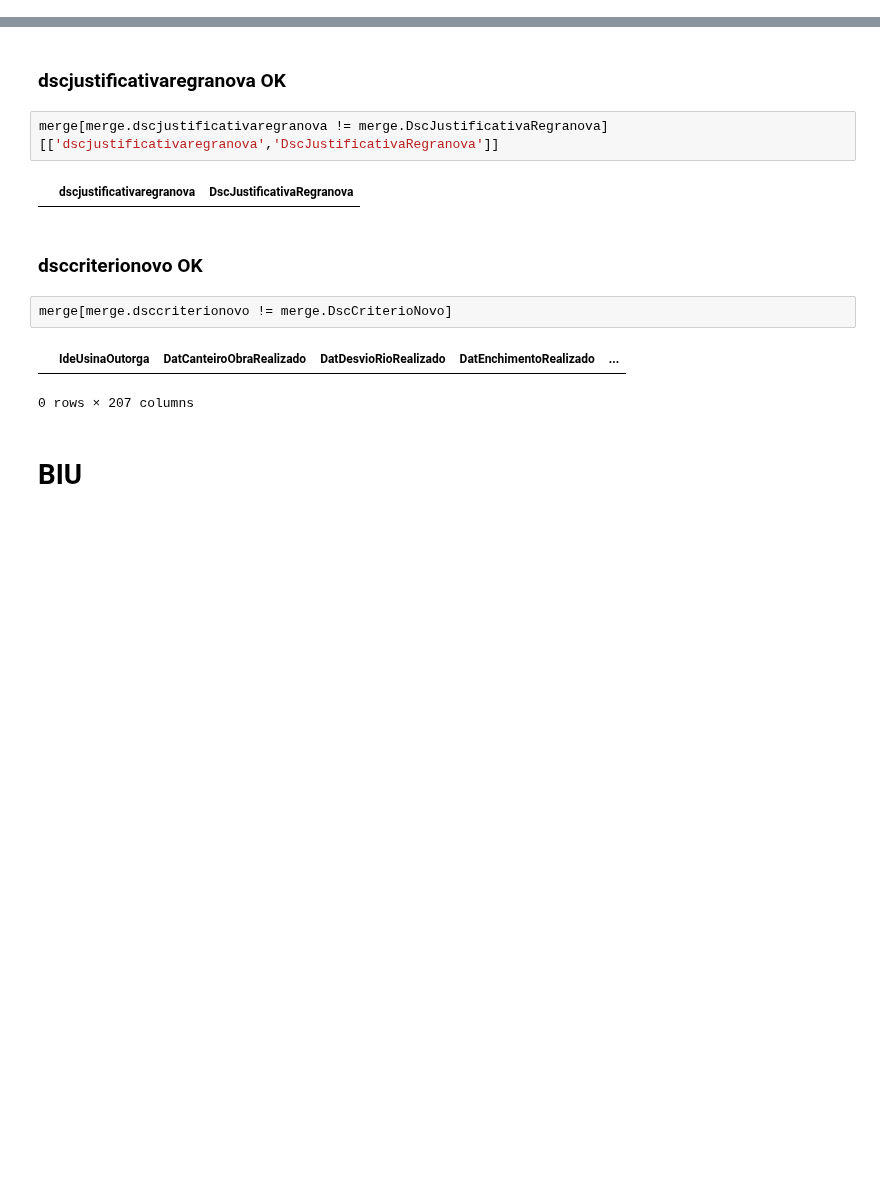
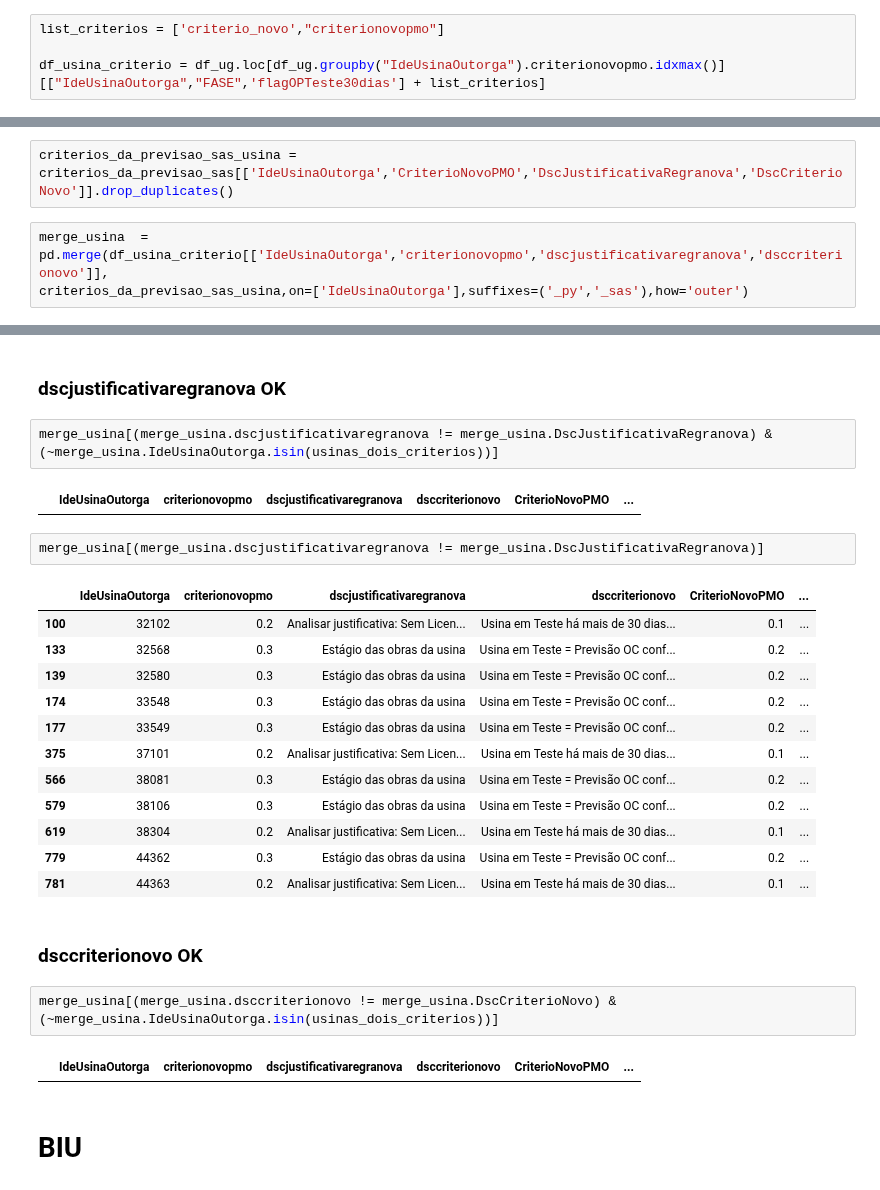
Before and after one commit to Vinicius667/Previsor, a Jupyter notebook: App/Previsor_teste3.ipynb, the cells around one changed output, grey strips where cells are left out. Saved outputs shown, nothing was run; the diff lists cells and outputs as text; blank space fills up the shorter version.

```diff
--- a/App/Previsor_teste3.ipynb
+++ b/App/Previsor_teste3.ipynb
@@ -640,0 +364,4 @@ list_justificativas = ['dsccriterionovo','dsccriterio_pmo_ts','dscjustificativar
+# %%
+list_criterios = ['criterio_novo',"criterionovopmo"]
+
+df_usina_criterio = df_ug.loc[df_ug.groupby("IdeUsinaOutorga").criterionovopmo.idxmax()][["IdeUsinaOutorga","FASE",'flagOPTeste30dias'] + list_criterios]
@@ -668,0 +465,5 @@ criterios_da_previsao_sas.DscCriterioNovo = criterios_da_previsao_sas.DscCriteri
+# %%
+criterios_da_previsao_sas_usina = criterios_da_previsao_sas[['IdeUsinaOutorga','CriterioNovoPMO','DscJustificativaRegranova','DscCriterioNovo']].drop_duplicates()
+# %%
+merge_usina  = pd.merge(df_usina_criterio[['IdeUsinaOutorga','criterionovopmo','dscjustificativaregranova','dsccriterionovo']],
+criterios_da_previsao_sas_usina,on=['IdeUsinaOutorga'],suffixes=('_py','_sas'),how='outer')
@@ -708,16 +521,30 @@ merge[merge.criterio_sas != merge.criterio_py].shape
 # %% [markdown]
 ### dscjustificativaregranova OK
-# %%
-merge[merge.dscjustificativaregranova != merge.DscJustificativaRegranova][['dscjustificativaregranova','DscJustificativaRegranova']]
-# %% [output]
-|  | dscjustificativaregranova | DscJustificativaRegranova |
+# %%
+merge_usina[(merge_usina.dscjustificativaregranova != merge_usina.DscJustificativaRegranova) & (~merge_usina.IdeUsinaOutorga.isin(usinas_dois_criterios))]
+# %% [output]
+|  | IdeUsinaOutorga | criterionovopmo | dscjustificativaregranova | dsccriterionovo | CriterioNovoPMO | ... |
+# %%
+merge_usina[(merge_usina.dscjustificativaregranova != merge_usina.DscJustificativaRegranova)]
+# %% [output]
+|  | IdeUsinaOutorga | criterionovopmo | dscjustificativaregranova | dsccriterionovo | CriterioNovoPMO | ... |
+| 100 | 32102 | 0.2 | Analisar justificativa: Sem Licen... | Usina em Teste há mais de 30 dias... | 0.1 | ... |
+| 133 | 32568 | 0.3 | Estágio das obras da usina | Usina em Teste = Previsão OC conf... | 0.2 | ... |
+| 139 | 32580 | 0.3 | Estágio das obras da usina | Usina em Teste = Previsão OC conf... | 0.2 | ... |
+| 174 | 33548 | 0.3 | Estágio das obras da usina | Usina em Teste = Previsão OC conf... | 0.2 | ... |
+| 177 | 33549 | 0.3 | Estágio das obras da usina | Usina em Teste = Previsão OC conf... | 0.2 | ... |
+| 375 | 37101 | 0.2 | Analisar justificativa: Sem Licen... | Usina em Teste há mais de 30 dias... | 0.1 | ... |
+| 566 | 38081 | 0.3 | Estágio das obras da usina | Usina em Teste = Previsão OC conf... | 0.2 | ... |
+| 579 | 38106 | 0.3 | Estágio das obras da usina | Usina em Teste = Previsão OC conf... | 0.2 | ... |
+| 619 | 38304 | 0.2 | Analisar justificativa: Sem Licen... | Usina em Teste há mais de 30 dias... | 0.1 | ... |
+| 779 | 44362 | 0.3 | Estágio das obras da usina | Usina em Teste = Previsão OC conf... | 0.2 | ... |
+| 781 | 44363 | 0.2 | Analisar justificativa: Sem Licen... | Usina em Teste há mais de 30 dias... | 0.1 | ... |
 # %% [markdown]
 ### dsccriterionovo OK
-# %%
-merge[merge.dsccriterionovo != merge.DscCriterioNovo]
-# %% [output]
-|  | IdeUsinaOutorga | DatCanteiroObraRealizado | DatDesvioRioRealizado | DatEnchimentoRealizado | ... |
-0 rows × 207 columns
+# %%
+merge_usina[(merge_usina.dsccriterionovo != merge_usina.DscCriterioNovo) & (~merge_usina.IdeUsinaOutorga.isin(usinas_dois_criterios))]
+# %% [output]
+|  | IdeUsinaOutorga | criterionovopmo | dscjustificativaregranova | dsccriterionovo | CriterioNovoPMO | ... |
 # %% [markdown]
 # BIU
 # %%
```
Also changed, not shown: parts of 27 cells of this notebook.
